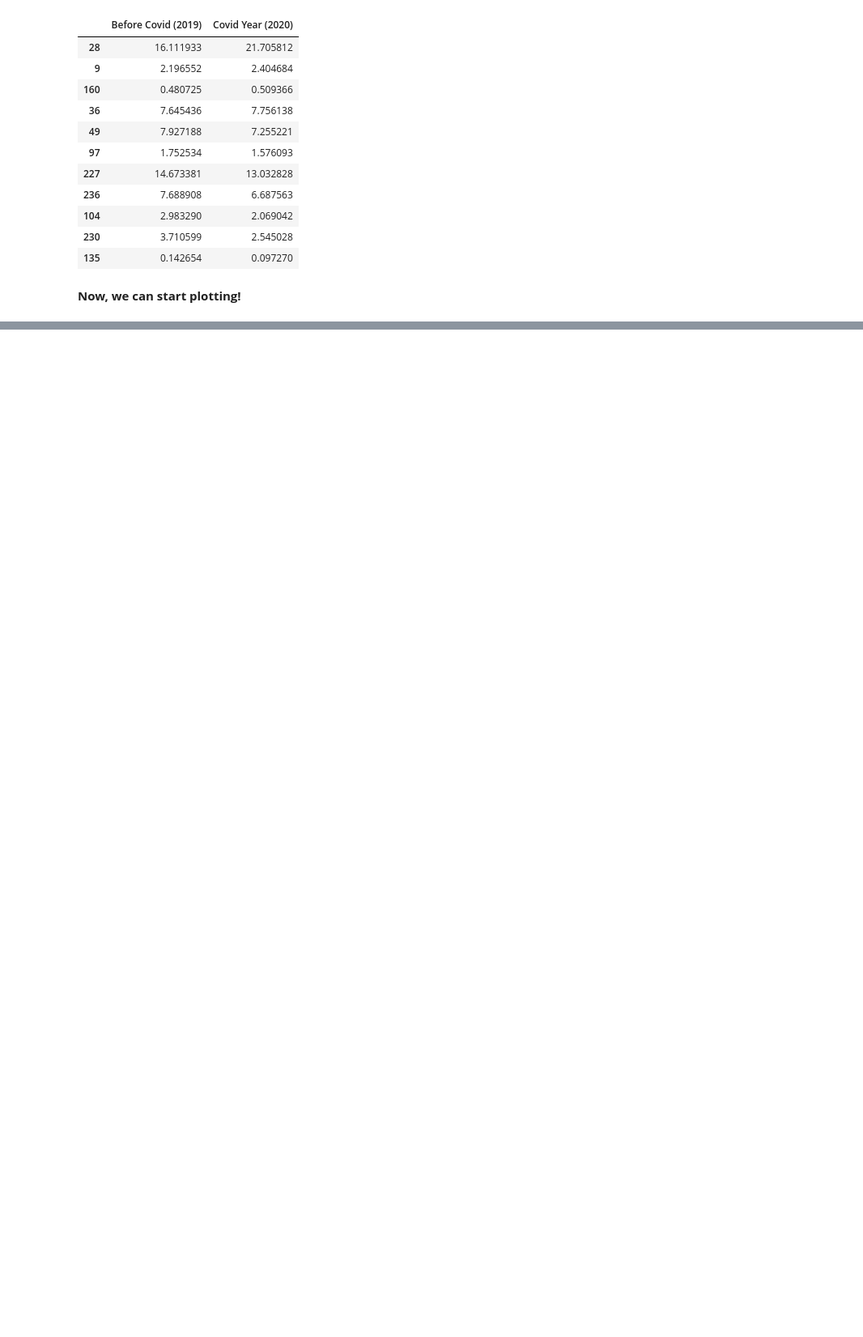
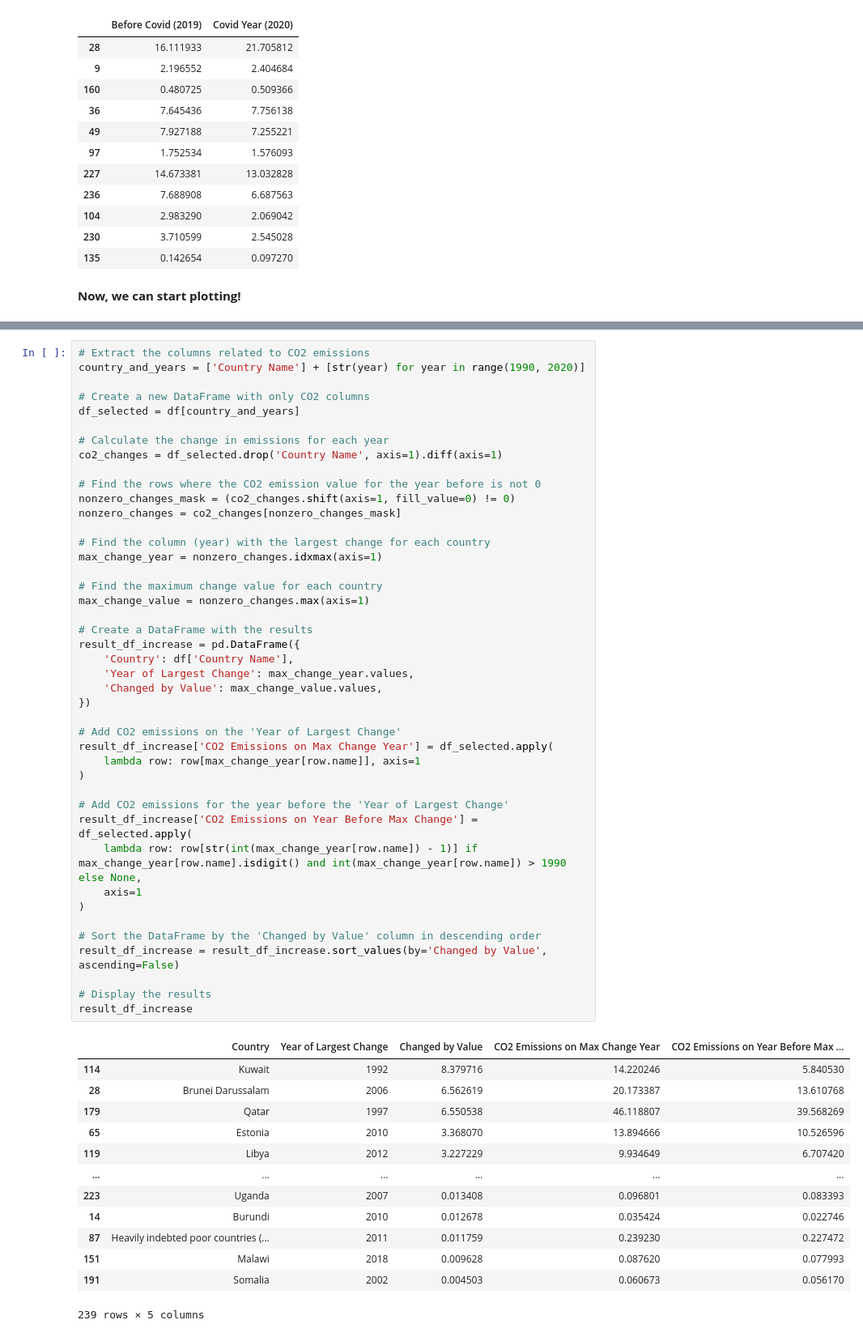
Before and after one commit to BramantyoSB/Project-2-on-Data-Analysis-with-Python, a Jupyter notebook: World CO2 Data.ipynb, the cells around one changed output, grey strips where cells are left out. Shown at 81% size. Saved outputs shown, nothing was run; the diff lists cells and outputs as text; blank space fills up the shorter version.

```diff
--- a/World CO2 Data.ipynb
+++ b/World CO2 Data.ipynb
@@ -542,0 +655,57 @@ plt.show()
+# %%
+# Extract the columns related to CO2 emissions
+country_and_years = ['Country Name'] + [str(year) for year in range(1990, 2020)]
+
+# Create a new DataFrame with only CO2 columns
+df_selected = df[country_and_years]
+
+# Calculate the change in emissions for each year
+co2_changes = df_selected.drop('Country Name', axis=1).diff(axis=1)
+
+# Find the rows where the CO2 emission value for the year before is not 0
+nonzero_changes_mask = (co2_changes.shift(axis=1, fill_value=0) != 0)
+nonzero_changes = co2_changes[nonzero_changes_mask]
+
+# Find the column (year) with the largest change for each country
+max_change_year = nonzero_changes.idxmax(axis=1)
+
+# Find the maximum change value for each country
+max_change_value = nonzero_changes.max(axis=1)
+
+# Create a DataFrame with the results
+result_df_increase = pd.DataFrame({
+    'Country': df['Country Name'],
+    'Year of Largest Change': max_change_year.values,
+    'Changed by Value': max_change_value.values,
+})
+
+# Add CO2 emissions on the 'Year of Largest Change'
+result_df_increase['CO2 Emissions on Max Change Year'] = df_selected.apply(
+    lambda row: row[max_change_year[row.name]], axis=1
+)
+
+# Add CO2 emissions for the year before the 'Year of Largest Change'
+result_df_increase['CO2 Emissions on Year Before Max Change'] = df_selected.apply(
+    lambda row: row[str(int(max_change_year[row.name]) - 1)] if max_change_year[row.name].isdigit() and int(max_change_year[row.name]) > 1990 else None,
+    axis=1
+)
+
+# Sort the DataFrame by the 'Changed by Value' column in descending order
+result_df_increase = result_df_increase.sort_values(by='Changed by Value', ascending=False)
+
+# Display the results
+result_df_increase
+# %% [output]
+|  | Country | Year of Largest Change | Changed by Value | CO2 Emissions on Max Change Year | CO2 Emissions on Year Before Max ... |
+| 114 | Kuwait | 1992 | 8.379716 | 14.220246 | 5.840530 |
+| 28 | Brunei Darussalam | 2006 | 6.562619 | 20.173387 | 13.610768 |
+| 179 | Qatar | 1997 | 6.550538 | 46.118807 | 39.568269 |
+| 65 | Estonia | 2010 | 3.368070 | 13.894666 | 10.526596 |
+| 119 | Libya | 2012 | 3.227229 | 9.934649 | 6.707420 |
+| ... | ... | ... | ... | ... | ... |
+| 223 | Uganda | 2007 | 0.013408 | 0.096801 | 0.083393 |
+| 14 | Burundi | 2010 | 0.012678 | 0.035424 | 0.022746 |
+| 87 | Heavily indebted poor countries (... | 2011 | 0.011759 | 0.239230 | 0.227472 |
+| 151 | Malawi | 2018 | 0.009628 | 0.087620 | 0.077993 |
+| 191 | Somalia | 2002 | 0.004503 | 0.060673 | 0.056170 |
+239 rows × 5 columns
```
Also changed, not shown: parts of 30 cells of this notebook, 1 other file.
